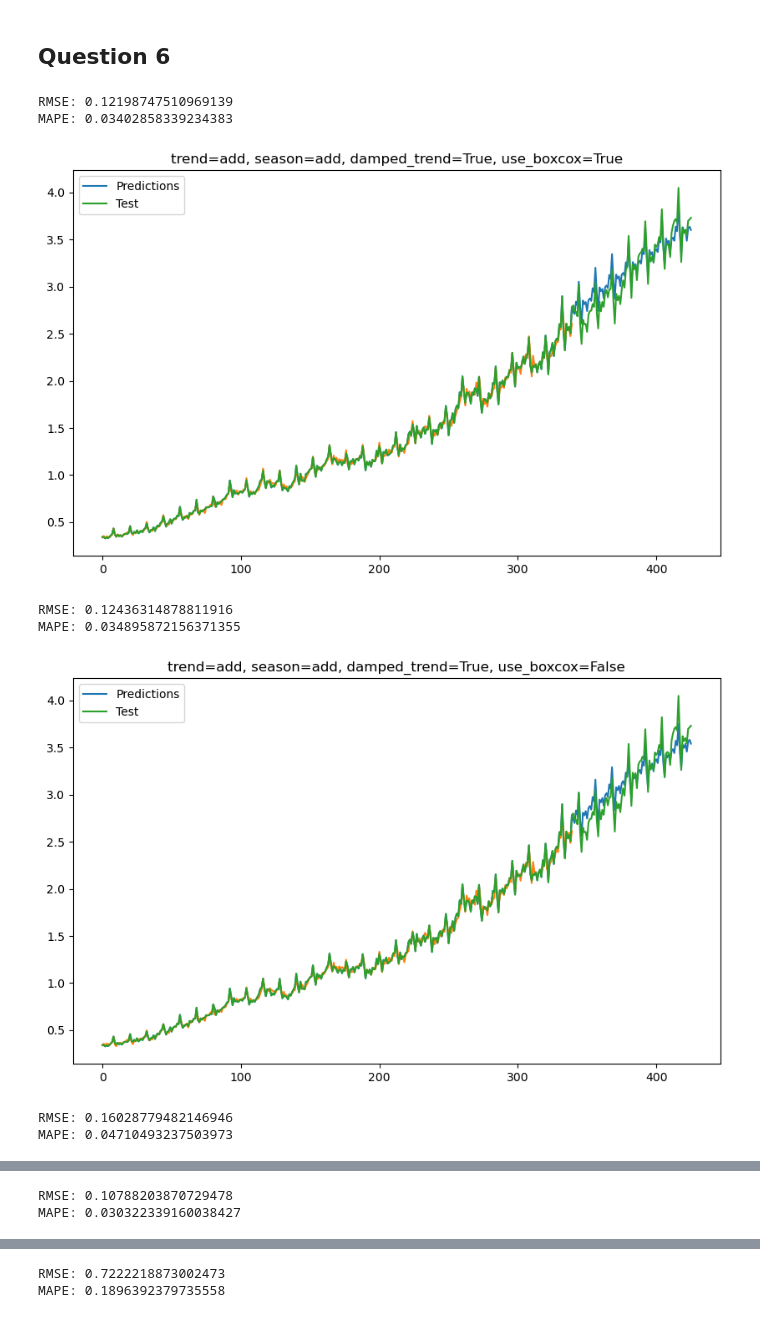
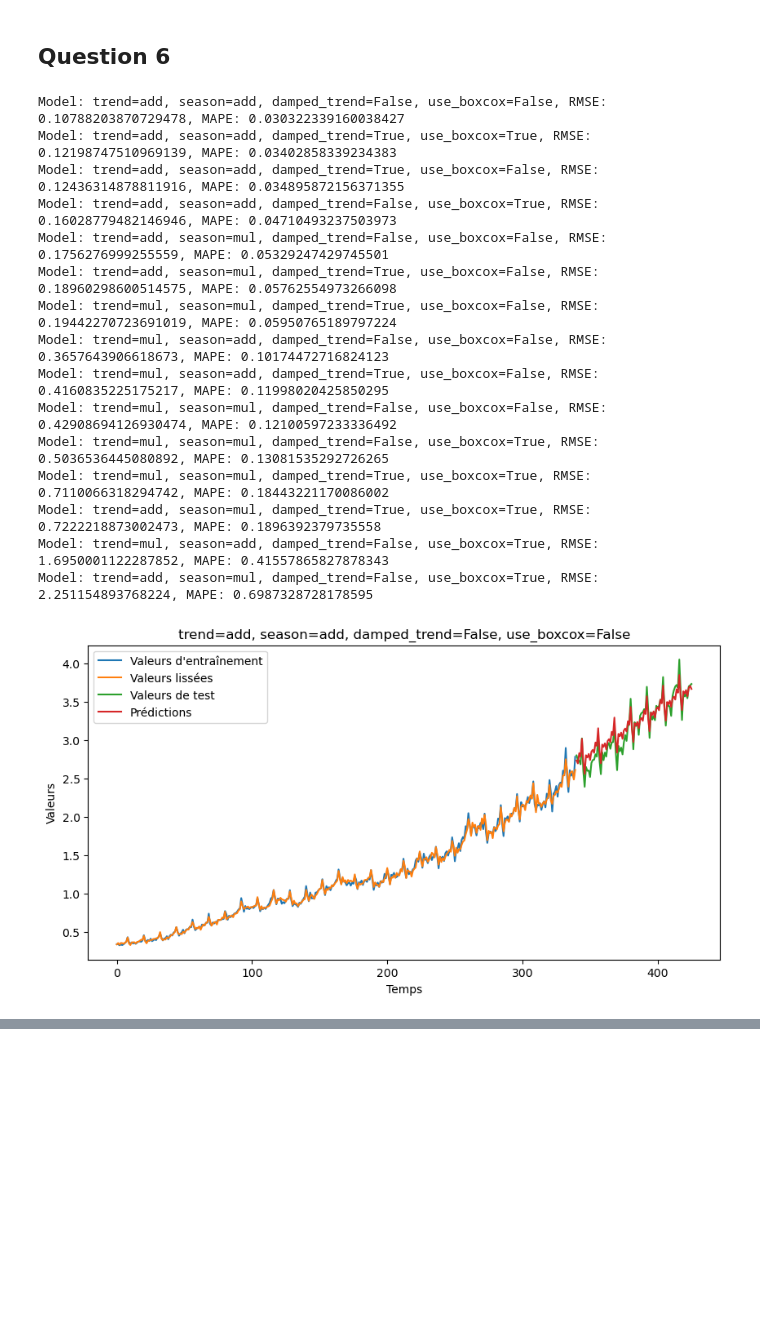
Before and after one commit to Raynobrak/heigvd-labos-pcd, a Jupyter notebook: labo8/labo8.ipynb, the cells around one changed output, grey strips where cells are left out. Saved outputs shown, nothing was run; the diff lists cells and outputs as text; code cells hidden in the pictures; blank space fills up the shorter version.

```diff
--- a/labo8/labo8.ipynb
+++ b/labo8/labo8.ipynb
@@ -68,6 +55,6 @@ def plots_and_metrics(trn, tst, fitted_values, pred, title):
 # %%
 ses_model = SimpleExpSmoothing(train, initialization_method="heuristic").fit()
 
-prediction = ses_model.forecast(test_length)
-plots_and_metrics(train, test, ses_model.fittedvalues, prediction, "Simple Exponential Smoothing")
+prediction = ses_model.forecast(test_size)
+plot_model(train, test, ses_model.fittedvalues, prediction, "Simple Exponential Smoothing")
 # %% [output]
@@ -77,15 +61,0 @@ MAPE: 0.1573780128360596
-# %%
-from statsmodels.tsa.holtwinters import SimpleExpSmoothing, ExponentialSmoothing,Holt
-
-init_method = "estimated"
-
-models = list()
-
-models.append(("exp=False, damped=False", Holt(endog=train, exponential=False, damped_trend=False, initialization_method=init_method).fit()))
-models.append(("exp=False, damped=True", Holt(endog=train, exponential=False, damped_trend=True, initialization_method=init_method).fit()))
-models.append(("exp=True, damped=False", Holt(endog=train, exponential=True, damped_trend=False, initialization_method=init_method).fit()))
-models.append(("exp=True, damped=True", Holt(endog=train, exponential=True, damped_trend=True, initialization_method=init_method).fit()))
-
-for name, model in models:
-    prediction = model.forecast(test_length)
-    plots_and_metrics(train, test, model.fittedvalues, prediction, name)
@@ -111,31 +104,48 @@ Le modèle avec `exp=True` et `damped_trend=False` donne les meilleurs résultat
 # %%
 import itertools
 from statsmodels.tsa.holtwinters import SimpleExpSmoothing, ExponentialSmoothing, Holt, Holt
-
-
-init_method = "estimated"
 
 params_combinations = list(itertools.product(
     ['add', 'mul'],  # trend
     ['add', 'mul'],  # seasonal
     [True, False],   # damped_trend
     [True, False]    # use_boxcox
 ))
 
 models = list()
 for trend, seasonal, damped_trend, use_boxcox in params_combinations:
-    models.append((f"trend={trend}, season={seasonal}, damped_trend={damped_trend}, use_boxcox={use_boxcox}",
-                    ExponentialSmoothing(initialization_method="estimated", endog=train, trend=trend, seasonal=seasonal, seasonal_periods=12, damped_trend=damped_trend, use_boxcox=use_boxcox).fit()))
+    desc = f"trend={trend}, season={seasonal}, damped_trend={damped_trend}, use_boxcox={use_boxcox}"
+    model = ExponentialSmoothing(initialization_method="estimated", endog=train, trend=trend, seasonal=seasonal, seasonal_periods=12, damped_trend=damped_trend, use_boxcox=use_boxcox).fit()
+    prediction = model.forecast(test_size)
 
-for name, model in models:
-    prediction = model.forecast(test_length)
-    plots_and_metrics(train, test, model.fittedvalues, prediction, name)
+    # ignore model if it returns NaN predictions
+    if not np.isnan(prediction).any():
+        rmse, mape = get_rmse_and_mape(prediction, test)
+        models.append((desc, model, rmse, mape, prediction))
+
+# Sort by RMSE
+models.sort(key=lambda x: x[2])
+
+# print results
+for desc, model, rmse, mape, pred in models:
+    print(F"Model: {desc}, RMSE: {rmse}, MAPE: {mape}")
+
+# Plot model with best RMSE
+plot_model(train, test, models[0][1].fittedvalues, models[0][4], models[0][0])
 # %% [output]
-RMSE: 0.12198747510969139
-MAPE: 0.03402858339234383
+Model: trend=add, season=add, damped_trend=False, use_boxcox=False, RMSE: 0.10788203870729478, MAPE: 0.030322339160038427
+Model: trend=add, season=add, damped_trend=True, use_boxcox=True, RMSE: 0.12198747510969139, MAPE: 0.03402858339234383
+Model: trend=add, season=add, damped_trend=True, use_boxcox=False, RMSE: 0.12436314878811916, MAPE: 0.034895872156371355
+Model: trend=add, season=add, damped_trend=False, use_boxcox=True, RMSE: 0.16028779482146946, MAPE: 0.04710493237503973
+Model: trend=add, season=mul, damped_trend=False, use_boxcox=False, RMSE: 0.1756276999255559, MAPE: 0.05329247429745501
+Model: trend=add, season=mul, damped_trend=True, use_boxcox=False, RMSE: 0.18960298600514575, MAPE: 0.05762554973266098
+Model: trend=mul, season=mul, damped_trend=True, use_boxcox=False, RMSE: 0.19442270723691019, MAPE: 0.05950765189797224
+Model: trend=mul, season=add, damped_trend=False, use_boxcox=False, RMSE: 0.3657643906618673, MAPE: 0.10174472716824123
+Model: trend=mul, season=add, damped_trend=True, use_boxcox=False, RMSE: 0.4160835225175217, MAPE: 0.11998020425850295
+Model: trend=mul, season=mul, damped_trend=False, use_boxcox=False, RMSE: 0.42908694126930474, MAPE: 0.12100597233336492
+Model: trend=mul, season=mul, damped_trend=False, use_boxcox=True, RMSE: 0.5036536445080892, MAPE: 0.13081535292726265
+Model: trend=mul, season=mul, damped_trend=True, use_boxcox=True, RMSE: 0.7110066318294742, MAPE: 0.18443221170086002
+Model: trend=add, season=mul, damped_trend=True, use_boxcox=True, RMSE: 0.7222218873002473, MAPE: 0.1896392379735558
+Model: trend=mul, season=add, damped_trend=False, use_boxcox=True, RMSE: 1.6950001122287852, MAPE: 0.41557865827878343
+Model: trend=add, season=mul, damped_trend=False, use_boxcox=True, RMSE: 2.251154893768224, MAPE: 0.6987328728178595
-[figure, old version]
+[figure, new version]
-RMSE: 0.12436314878811916
-MAPE: 0.034895872156371355
-[figure, removed]
-RMSE: 0.16028779482146946
-MAPE: 0.04710493237503973
@@ -143,2 +151,0 @@ MAPE: 0.04710493237503973
-RMSE: 0.10788203870729478
-MAPE: 0.030322339160038427
@@ -146,2 +151,0 @@ MAPE: 0.030322339160038427
-RMSE: 0.7222218873002473
-MAPE: 0.1896392379735558
```
Also changed, not shown: parts of 11 cells of this notebook.
